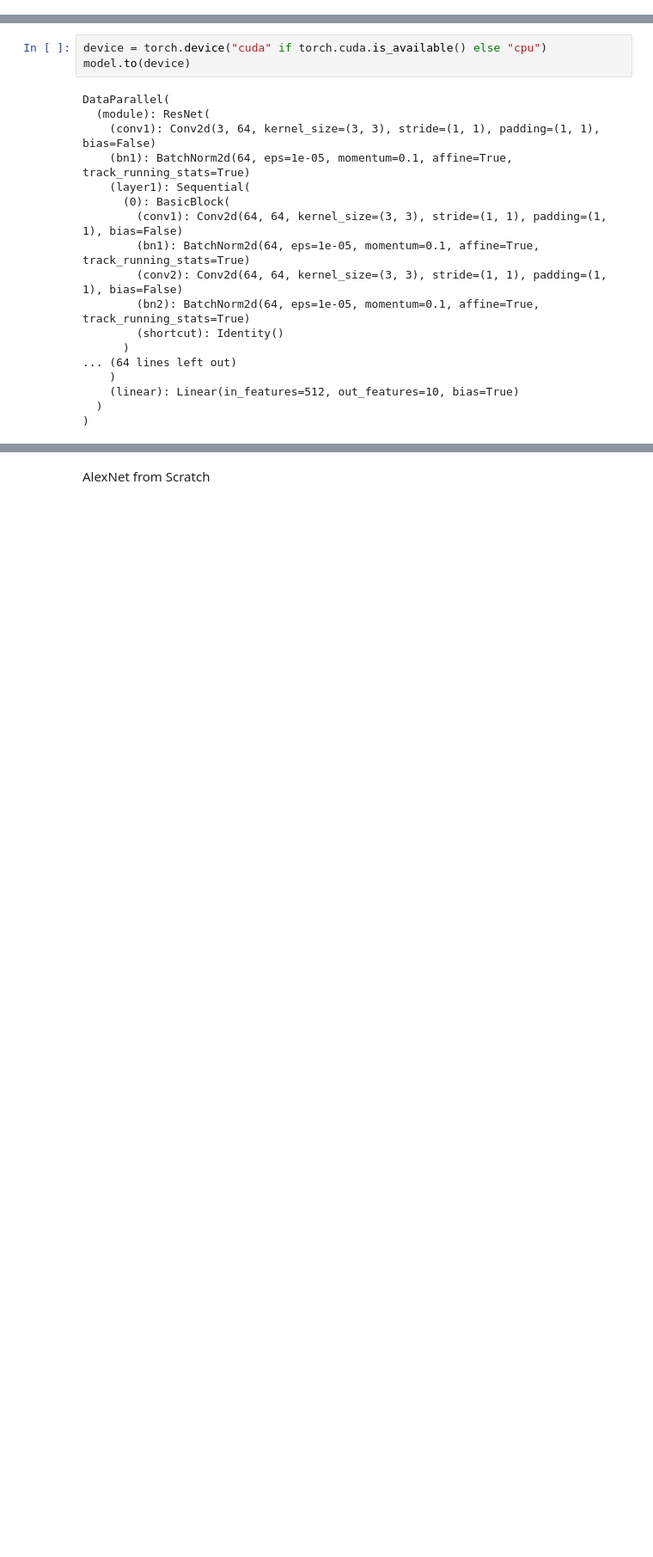
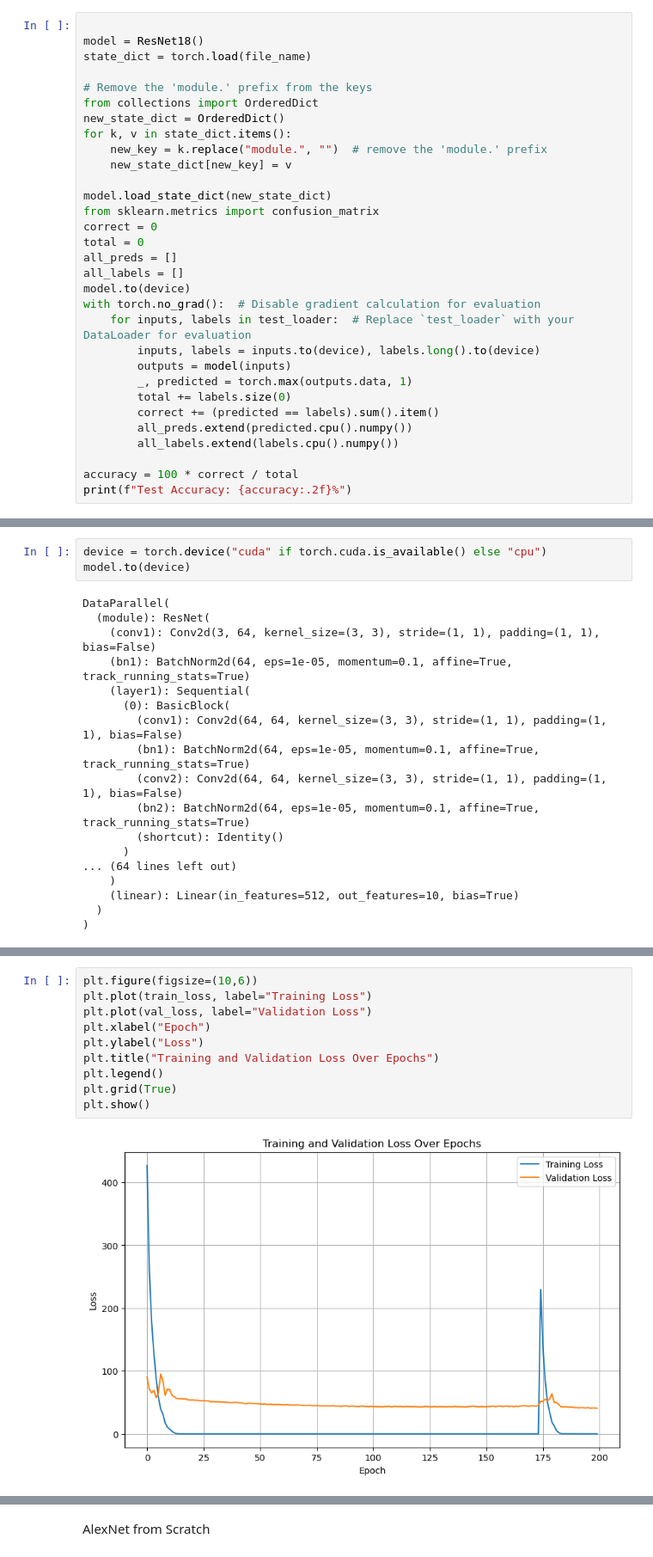
Before and after one commit to NhiNhiNhiNhiNhi/DeepLearning_Assignment2, a Jupyter notebook: Assignment_2.ipynb, the cells around one changed output, grey strips where cells are left out. Shown at 86% size. Saved outputs shown, nothing was run; the diff lists cells and outputs as text; blank space fills up the shorter version.

```diff
--- a/Assignment_2.ipynb
+++ b/Assignment_2.ipynb
@@ -189,0 +348,31 @@ def ResNet18():
+# %%
+
+model = ResNet18()
+state_dict = torch.load(file_name)
+
+# Remove the 'module.' prefix from the keys
+from collections import OrderedDict
+new_state_dict = OrderedDict()
+for k, v in state_dict.items():
+    new_key = k.replace("module.", "")  # remove the 'module.' prefix
+    new_state_dict[new_key] = v
+
+model.load_state_dict(new_state_dict)
+from sklearn.metrics import confusion_matrix
+correct = 0
+total = 0
+all_preds = []
+all_labels = []
+model.to(device)
+with torch.no_grad():  # Disable gradient calculation for evaluation
+    for inputs, labels in test_loader:  # Replace `test_loader` with your DataLoader for evaluation
+        inputs, labels = inputs.to(device), labels.long().to(device)
+        outputs = model(inputs)
+        _, predicted = torch.max(outputs.data, 1)
+        total += labels.size(0)
+        correct += (predicted == labels).sum().item()
+        all_preds.extend(predicted.cpu().numpy())
+        all_labels.extend(labels.cpu().numpy())
+
+accuracy = 100 * correct / total
+print(f"Test Accuracy: {accuracy:.2f}%")
@@ -419,0 +661,12 @@ train_loss, val_loss, val_acc = training(200, model, criterion, optimizer, devic
+# %%
+plt.figure(figsize=(10,6))
+plt.plot(train_loss, label="Training Loss")
+plt.plot(val_loss, label="Validation Loss")
+plt.xlabel("Epoch")
+plt.ylabel("Loss")
+plt.title("Training and Validation Loss Over Epochs")
+plt.legend()
+plt.grid(True)
+plt.show()
+# %% [output]
+[figure, added]
```
Also changed, not shown: parts of 46 cells of this notebook.
